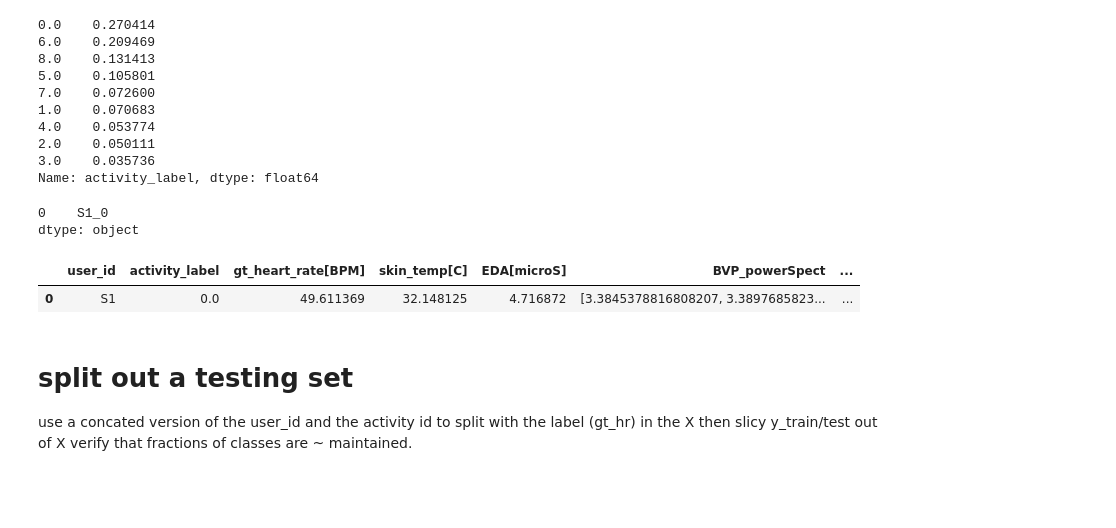
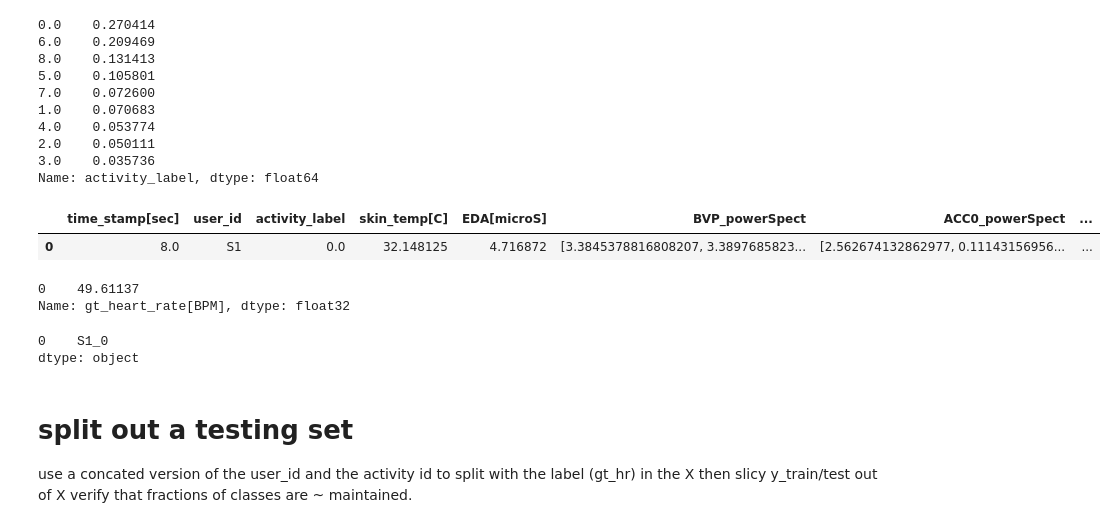
Before and after one commit to VanD3rWaals/portfolio_projects, a Jupyter notebook: ppg_model/modeling_NB.ipynb, the cells around one changed output. Drawn from its saved outputs; the diff is of its cells as text; code cells hidden in the pictures; blank space fills up the shorter version.

```diff
--- a/ppg_model/modeling_NB.ipynb
+++ b/ppg_model/modeling_NB.ipynb
@@ -88,4 +80,16 @@ df['activity_label'].value_counts(normalize=True)
 2.0    0.050111
 3.0    0.035736
 Name: activity_label, dtype: float64
+# %%
+X = df[['time_stamp[sec]','user_id','activity_label','skin_temp[C]','EDA[microS]','BVP_powerSpect','ACC0_powerSpect','ACC1_powerSpect','ACC2_powerSpect']]
+X.head(1)
+# %% [output]
+|  | time_stamp[sec] | user_id | activity_label | skin_temp[C] | EDA[microS] | BVP_powerSpect | ACC0_powerSpect | ... |
+| 0 | 8.0 | S1 | 0.0 | 32.148125 | 4.716872 | [3.3845378816808207, 3.3897685823... | [2.562674132862977, 0.11143156956... | ... |
+# %%
+y = df['gt_heart_rate[BPM]'].astype('float32')
+y.head(1)
+# %% [output]
+0    49.61137
+Name: gt_heart_rate[BPM], dtype: float32
 # %%
@@ -94,12 +98,6 @@ y_for_splitting.head(1)
 # %% [output]
 0    S1_0
 dtype: object
-# %%
-X_w_label = df[['user_id','activity_label','gt_heart_rate[BPM]','skin_temp[C]','EDA[microS]','BVP_powerSpect','ACC0_powerSpect','ACC1_powerSpect','ACC2_powerSpect']]
-X_w_label.head(1)
-# %% [output]
-|  | user_id | activity_label | gt_heart_rate[BPM] | skin_temp[C] | EDA[microS] | BVP_powerSpect | ... |
-| 0 | S1 | 0.0 | 49.611369 | 32.148125 | 4.716872 | [3.3845378816808207, 3.3897685823... | ... |
 # %% [markdown]
 # split out a testing set
 
```
Also changed, not shown: parts of 47 cells of this notebook.
